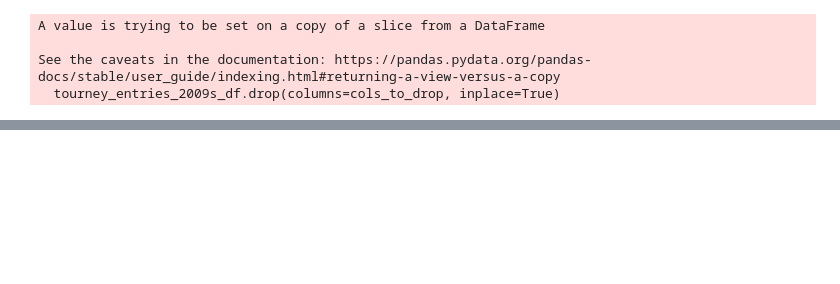
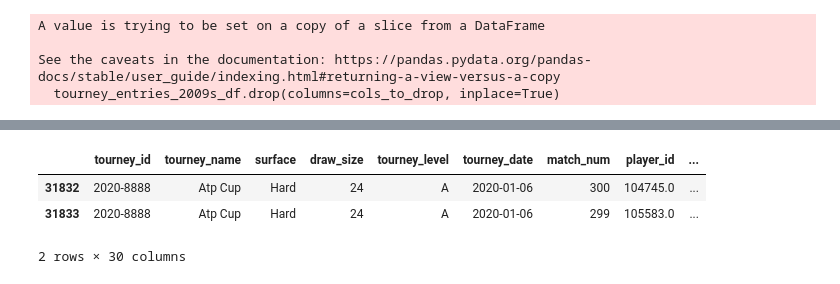
Before and after one commit to TaylorMater/UTA-BootCamp-Final-Project, a Jupyter notebook: keegan-scripts/data_cleaning.ipynb, the cells around one changed output, grey strips where cells are left out. Cells and saved outputs as stored; diff of their text form; code cells hidden in the pictures; blank space fills up the shorter version.

```diff
--- a/keegan-scripts/data_cleaning.ipynb
+++ b/keegan-scripts/data_cleaning.ipynb
@@ -202,0 +186,7 @@ See the caveats in the documentation: https://pandas.pydata.org/pandas-docs/stab
+# %%
+tourney_entries_2009s_losers_df.head(2)
+# %% [output]
+|  | tourney_id | tourney_name | surface | draw_size | tourney_level | tourney_date | match_num | player_id | ... |
+| 31832 | 2020-8888 | Atp Cup | Hard | 24 | A | 2020-01-06 | 300 | 104745.0 | ... |
+| 31833 | 2020-8888 | Atp Cup | Hard | 24 | A | 2020-01-06 | 299 | 105583.0 | ... |
+2 rows × 30 columns
```
Also changed, not shown: parts of 18 cells of this notebook, 1 other file.
